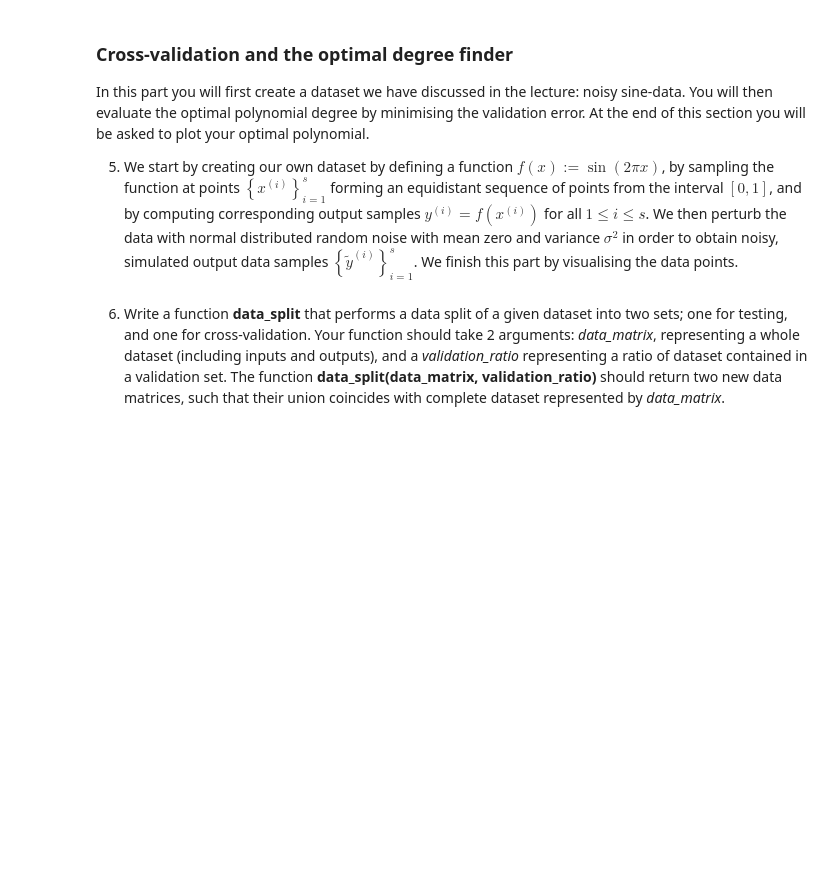
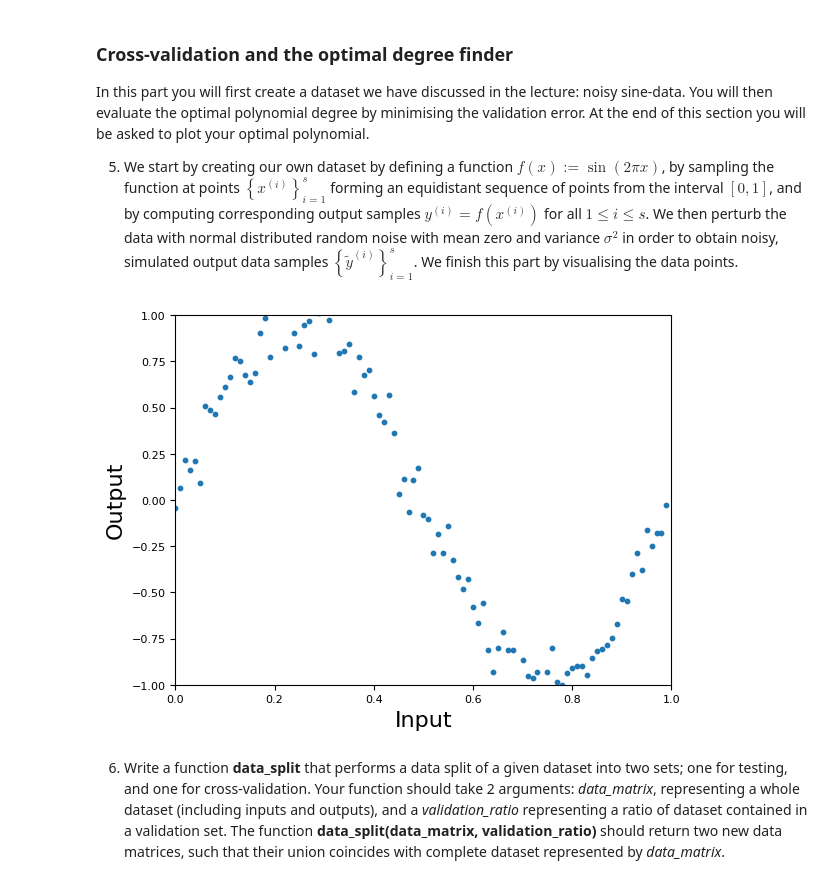
Before and after one commit to ShahinHussain/QM-ML-PYTHON, a Jupyter notebook: MTH786P/CW 5/Coursework5.ipynb, the cells around one changed output. Drawn from its saved outputs; the diff is of its cells as text; code cells hidden in the pictures; blank space fills up the shorter version.

```diff
--- a/MTH786P/CW 5/Coursework5.ipynb
+++ b/MTH786P/CW 5/Coursework5.ipynb
@@ -150,20 +176,26 @@ function at points $\left\{x^{(i)}\right\}_{i=1}^s$ forming an equidistant seque
 simulated output data samples $\left\{\tilde{y}^{(i)}\right\}_{i=1}^s$. We finish this part by visualising the data points.
 # %%
 def data_generator(data_inputs, noise_variance):
+    """
+    sin(2*pi*x) to map interval [0, 1] to graph of sin on [0, 2pi].
+    for each point in graph, add some noise. the amount of variance contributed determined by randn (N~(0,1))
+    """
     return np.sin(2*np.pi*data_inputs) + (noise_variance)**(1/2)*np.random.randn(len(data_inputs))
 
 data_size = 100
 noise_variance = 0.01
 data_inputs = np.arange(0,1,1/data_size)
 data_outputs = data_generator(data_inputs, noise_variance)
 
 plt.scatter(data_inputs, data_outputs, s = 10)
 plt.axis([0,1,-1,1])
 plt.xlabel('Input', fontsize=16)
 plt.xticks(fontsize=8)
 plt.ylabel('Output', fontsize=16)
 plt.yticks(fontsize=8)
 plt.tight_layout;
+# %% [output]
+[figure, added]
 # %% [markdown]
 6. Write a function **data_split** that performs a data split of a given dataset into two sets; one for testing, and one for cross-validation. Your function should take 2 arguments: _data_matrix_, representing a whole dataset (including inputs and outputs), and a _validation_ratio_ representing a ratio of dataset contained in a validation set. The function **data_split(data_matrix, validation_ratio)** should return two new data matrices, such that their union coincides with complete dataset represented by _data_matrix_.
 # %%
```
Also changed, not shown: parts of 11 cells of this notebook.
